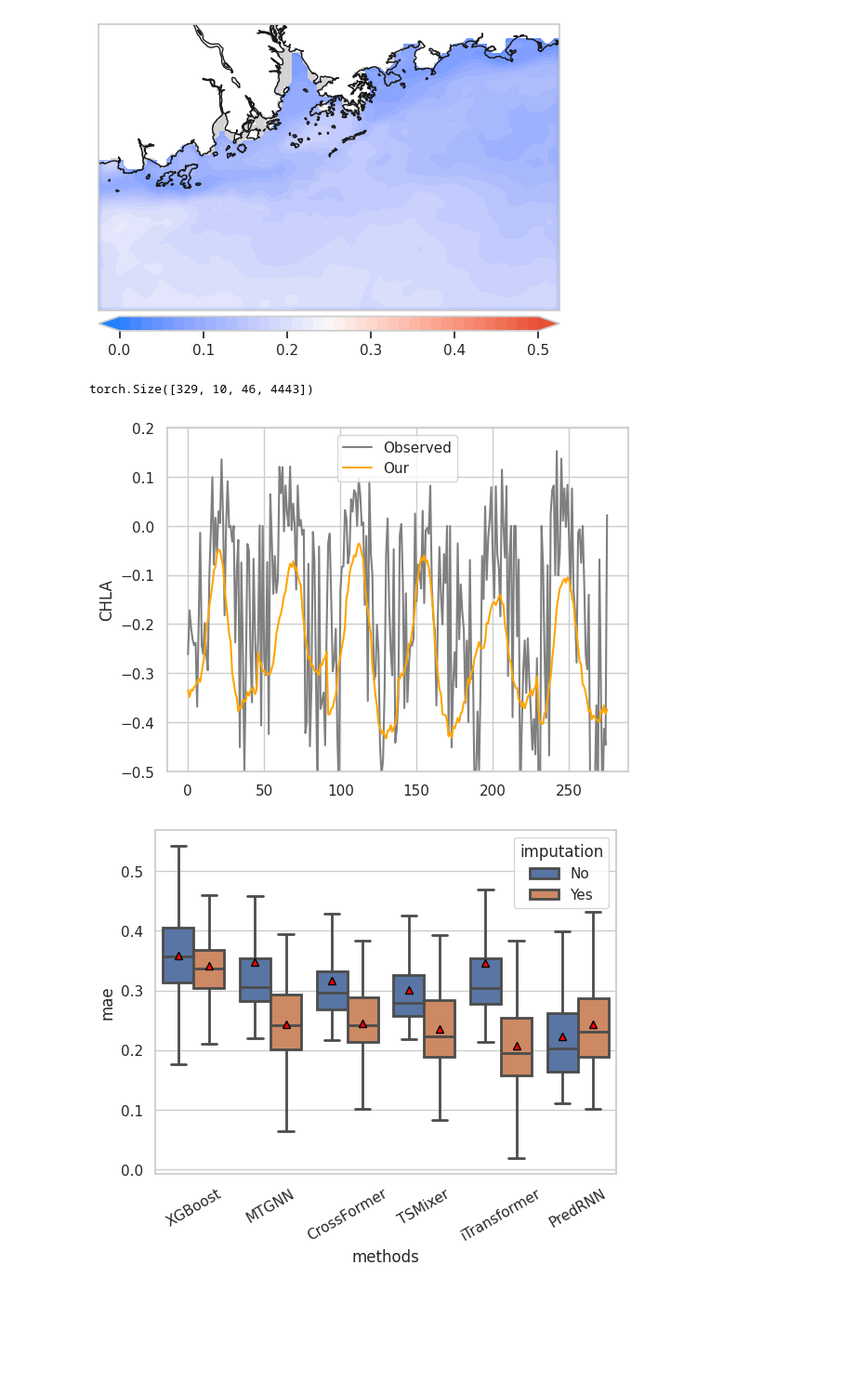
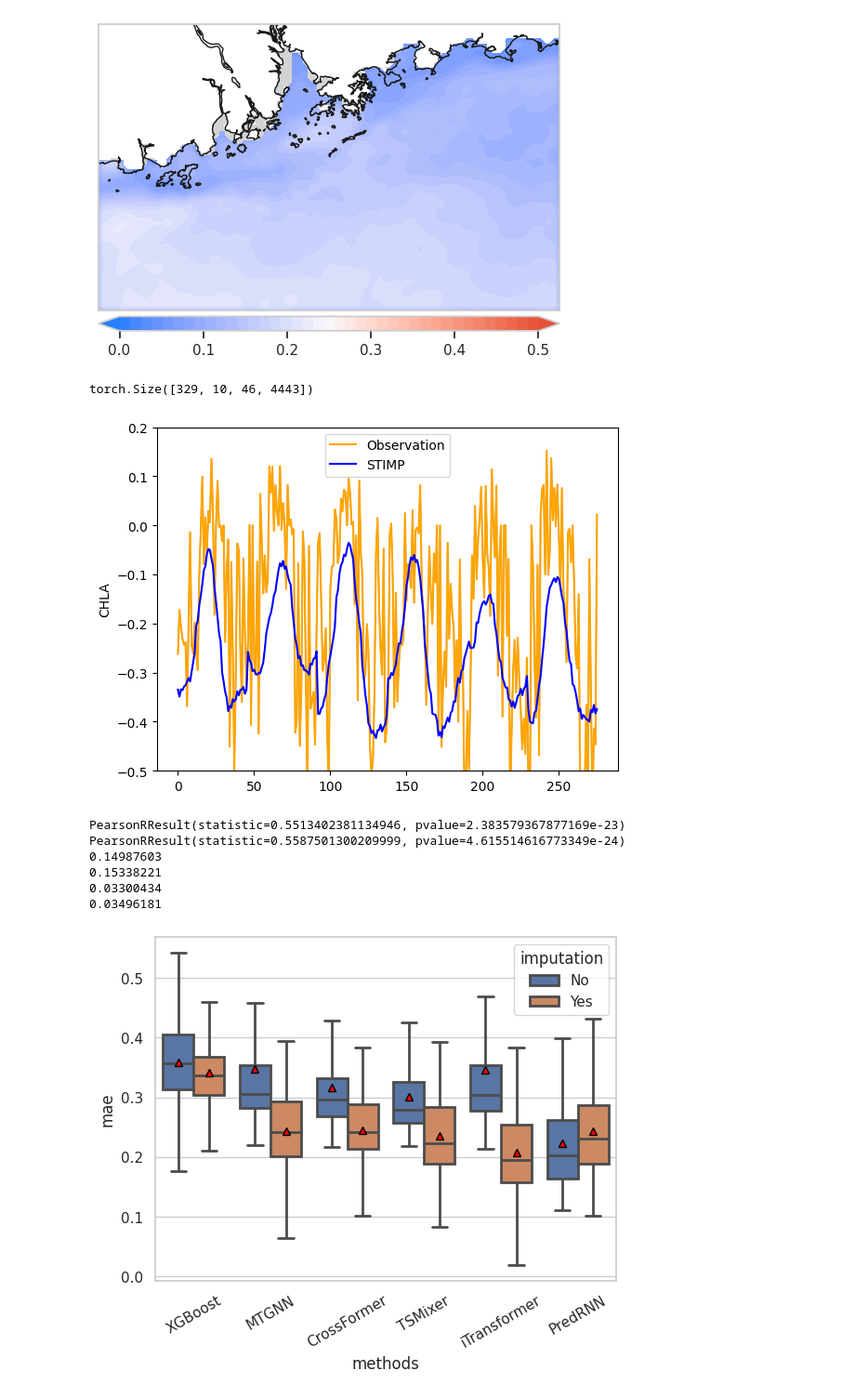
Before and after one commit to YangLabHKUST/STIMP, a Jupyter notebook: visualization/PRE/prediction.ipynb, the cells around one changed output. Shown at 93% size. Cells and saved outputs as stored; diff of their text form; code cells hidden in the pictures; blank space fills up the shorter version.

Commit message:
overall pattern

```diff
--- a/visualization/PRE/prediction.ipynb
+++ b/visualization/PRE/prediction.ipynb
@@ -510,29 +671,54 @@ map.colorbar(boundaries=np.linspace(0, 0.5, 100), ticks=np.linspace(0, 0.5, 6),l
 # %%
 from copy import deepcopy
 import seaborn as sns
 import matplotlib.pyplot as plt
+from pykalman import KalmanFilter
+import scipy.stats as stat
+import scipy.io as scio
+
+def runningMeanFast(x, N):
+    return np.convolve(x, np.ones((N,))/N)[(N-1):]
+
+
 
 index = [46*i for i in range(306//46)]
 tmp  = deepcopy(label[index].reshape(276,-1))
-plt.plot(np.arange(276), tmp.mean(1), label="Observed",color="Grey")
+tmp = tmp.mean(1).numpy()
+plt.plot(np.arange(276), np.array(tmp),linewidth=1, color="Gray")
+# tmp = runningMeanFast(tmp, 10)
+
+plt.plot(np.arange(276), np.array(tmp), label="Observation",color="Orange")
 
 print(prediction_our.shape)
 predict = deepcopy(prediction_our[index].transpose(1,2).reshape(276,10,4443))
 predict = predict[:,:].mean(1)
 predict = predict.mean(-1)
-# mean = predict.mean(1)
-# std = predict.std(1)
+scio.savemat('overall_timeseries.mat', {'observation':tmp, 'STIMP': predict})
+predict_predrnn_ = deepcopy(prediction_predrnn_wo[index].reshape(276,4443))
+predict_predrnn_ = predict_predrnn_.mean(-1)
 
-plt.plot(np.arange(276), predict, label="Our", color="Orange")
-# plt.fill_between(np.arange(276), mean-3*std, mean+3*std, alpha=0.3)
+plt.plot(np.arange(276), predict, label="STIMP", color="Blue")
+
 
 plt.legend()
 plt.ylabel("CHLA")
 plt.ylim(-0.5,0.2)
 plt.show()
+print(stat.pearsonr(tmp[:], predict))
+print(stat.pearsonr(tmp[:], predict_predrnn_))
+print(np.mean(np.abs(tmp[:]-predict.numpy())))
+print(np.mean(np.abs(tmp[:]-predict_predrnn_.numpy())))
+print(np.mean((tmp[:]-predict.numpy())**2))
+print(np.mean((tmp[:]-predict_predrnn_.numpy())**2))
 # %% [output]
 torch.Size([329, 10, 46, 4443])
-[figure, old version]
+[figure, new version]
+PearsonRResult(statistic=0.5513402381134946, pvalue=2.383579367877169e-23)
+PearsonRResult(statistic=0.5587501300209999, pvalue=4.615514616773349e-24)
+0.14987603
+0.15338221
+0.03300434
+0.03496181
 # %%
 mae_our[mae_our==0]=np.nan
 mae_our_wo[mae_our_wo==0]=np.nan
```
Also changed, not shown: parts of 8 cells of this notebook.
